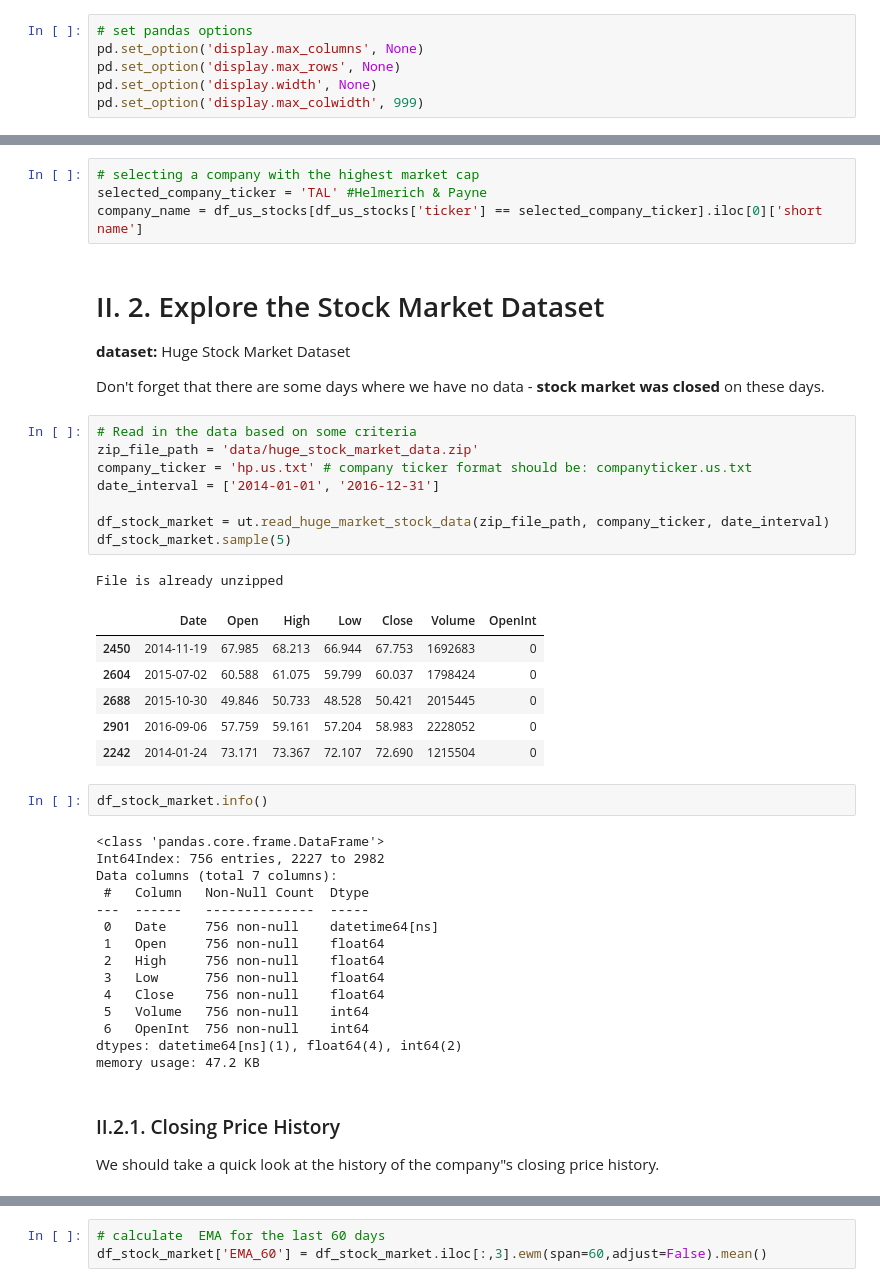
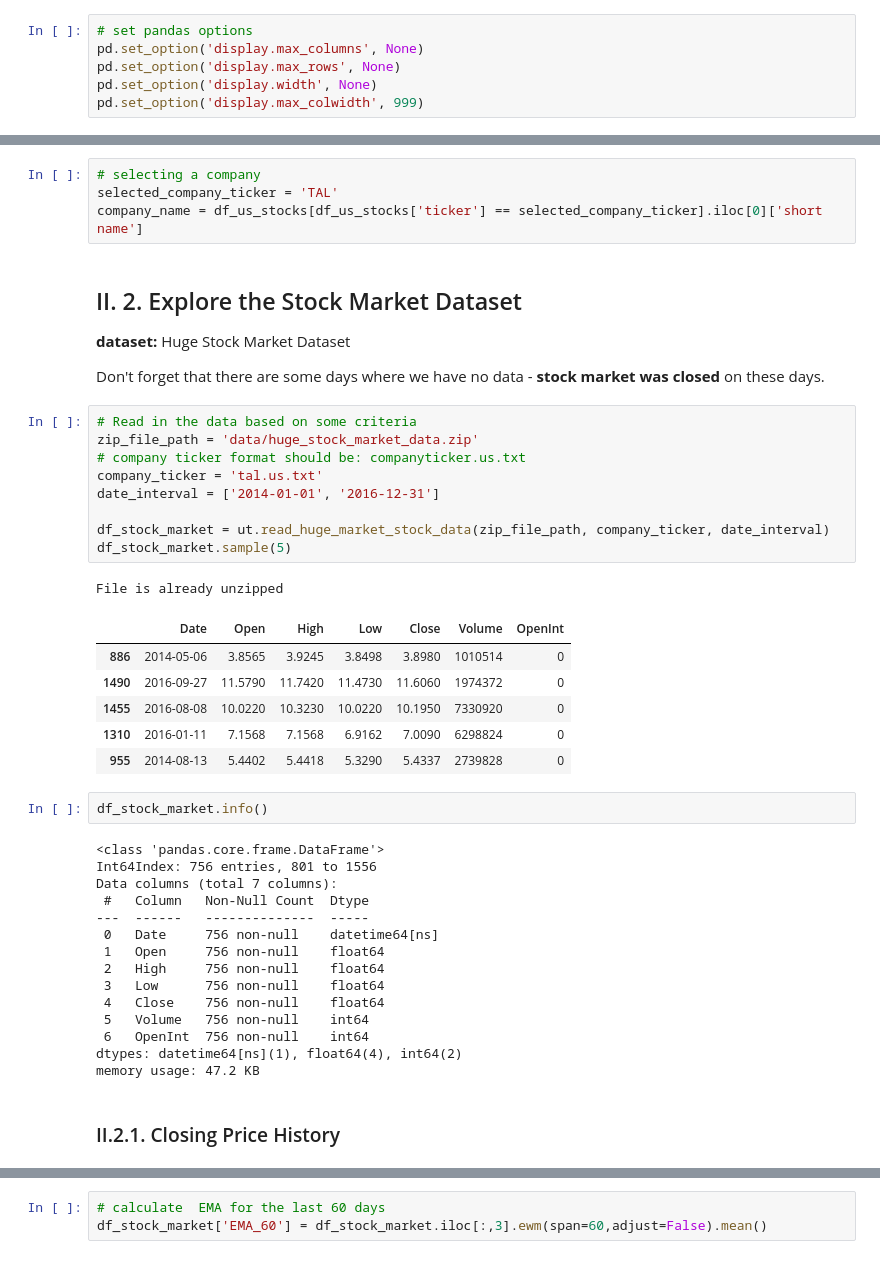
Before and after one commit to bhargitay/stock_price_prediction, a Jupyter notebook: stock_price_prediction.ipynb, the cells around one changed output, grey strips where cells are left out. Drawn from its saved outputs; the diff is of its cells as text.

```diff
--- a/stock_price_prediction.ipynb
+++ b/stock_price_prediction.ipynb
@@ -95,35 +95,36 @@ df_us_stocks[df_us_stocks['industry'] == 'Education'].sort_values(by='market cap
 | 1052 | CHGG | Chegg Inc. | Chegg | Education | Chegg Inc is a student-first conn... | New York Stock Exchange | 4.107588e+09 | Consumer Defensive | Consumer Defensive | ... |
 | 3318 | LAUR | Laureate Education Inc. | Laureate Education | Education | Laureate Education Inc is an inte... | Nasdaq Global Select | 3.571212e+09 | Consumer Defensive | Consumer Defensive | ... |
 # %%
-# selecting a company with the highest market cap
-selected_company_ticker = 'TAL' #Helmerich & Payne
+# selecting a company
+selected_company_ticker = 'TAL'
 company_name = df_us_stocks[df_us_stocks['ticker'] == selected_company_ticker].iloc[0]['short name']
 # %% [markdown]
-# II. 2. Explore the Stock Market Dataset
+## II. 2. Explore the Stock Market Dataset
 **dataset:** Huge Stock Market Dataset<br>
 
 Don't forget that there are some days where we have no data - **stock market was closed** on these days.
 # %%
 # Read in the data based on some criteria
 zip_file_path = 'data/huge_stock_market_data.zip'
-company_ticker = 'hp.us.txt' # company ticker format should be: companyticker.us.txt
+# company ticker format should be: companyticker.us.txt
+company_ticker = 'tal.us.txt'
 date_interval = ['2014-01-01', '2016-12-31']
 
 df_stock_market = ut.read_huge_market_stock_data(zip_file_path, company_ticker, date_interval)
 df_stock_market.sample(5)
 # %% [output]
 File is already unzipped
 |  | Date | Open | High | Low | Close | Volume | OpenInt |
-| 2450 | 2014-11-19 | 67.985 | 68.213 | 66.944 | 67.753 | 1692683 | 0 |
-| 2604 | 2015-07-02 | 60.588 | 61.075 | 59.799 | 60.037 | 1798424 | 0 |
-| 2688 | 2015-10-30 | 49.846 | 50.733 | 48.528 | 50.421 | 2015445 | 0 |
-| 2901 | 2016-09-06 | 57.759 | 59.161 | 57.204 | 58.983 | 2228052 | 0 |
-| 2242 | 2014-01-24 | 73.171 | 73.367 | 72.107 | 72.690 | 1215504 | 0 |
+| 886 | 2014-05-06 | 3.8565 | 3.9245 | 3.8498 | 3.8980 | 1010514 | 0 |
+| 1490 | 2016-09-27 | 11.5790 | 11.7420 | 11.4730 | 11.6060 | 1974372 | 0 |
+| 1455 | 2016-08-08 | 10.0220 | 10.3230 | 10.0220 | 10.1950 | 7330920 | 0 |
+| 1310 | 2016-01-11 | 7.1568 | 7.1568 | 6.9162 | 7.0090 | 6298824 | 0 |
+| 955 | 2014-08-13 | 5.4402 | 5.4418 | 5.3290 | 5.4337 | 2739828 | 0 |
 # %%
 df_stock_market.info()
 # %% [output]
 <class 'pandas.core.frame.DataFrame'>
-Int64Index: 756 entries, 2227 to 2982
+Int64Index: 756 entries, 801 to 1556
 Data columns (total 7 columns):
  #   Column   Non-Null Count  Dtype
 ---  ------   --------------  -----
@@ -138,7 +139,6 @@ dtypes: datetime64[ns](1), float64(4), int64(2)
 memory usage: 47.2 KB
 # %% [markdown]
 ### II.2.1. Closing Price History
-We should take a quick look at the history of the company"s closing price history.
 # %%
 ut.plot_closing_price_history(df_stock_market['Close'], company_name)
 # %% [output]
```
Also changed, not shown: parts of 14 cells of this notebook.
